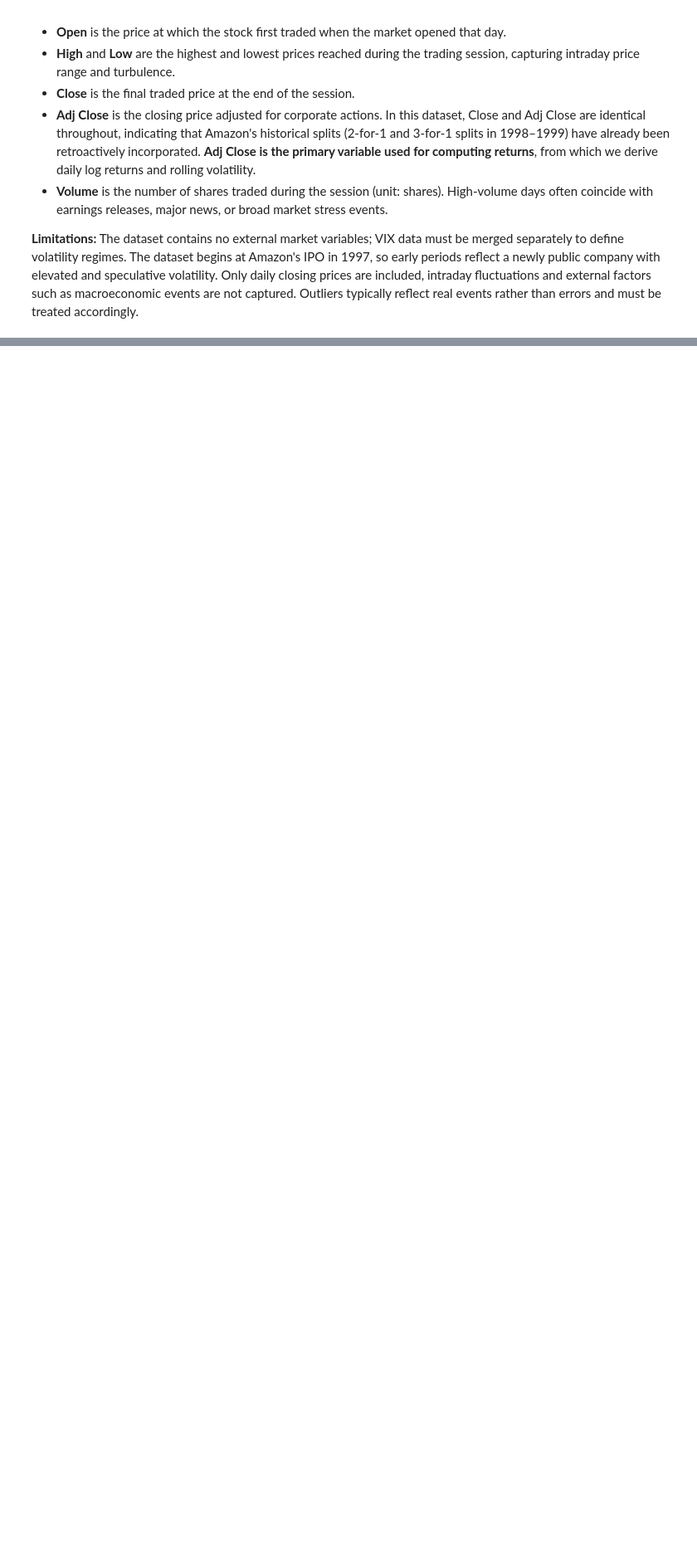
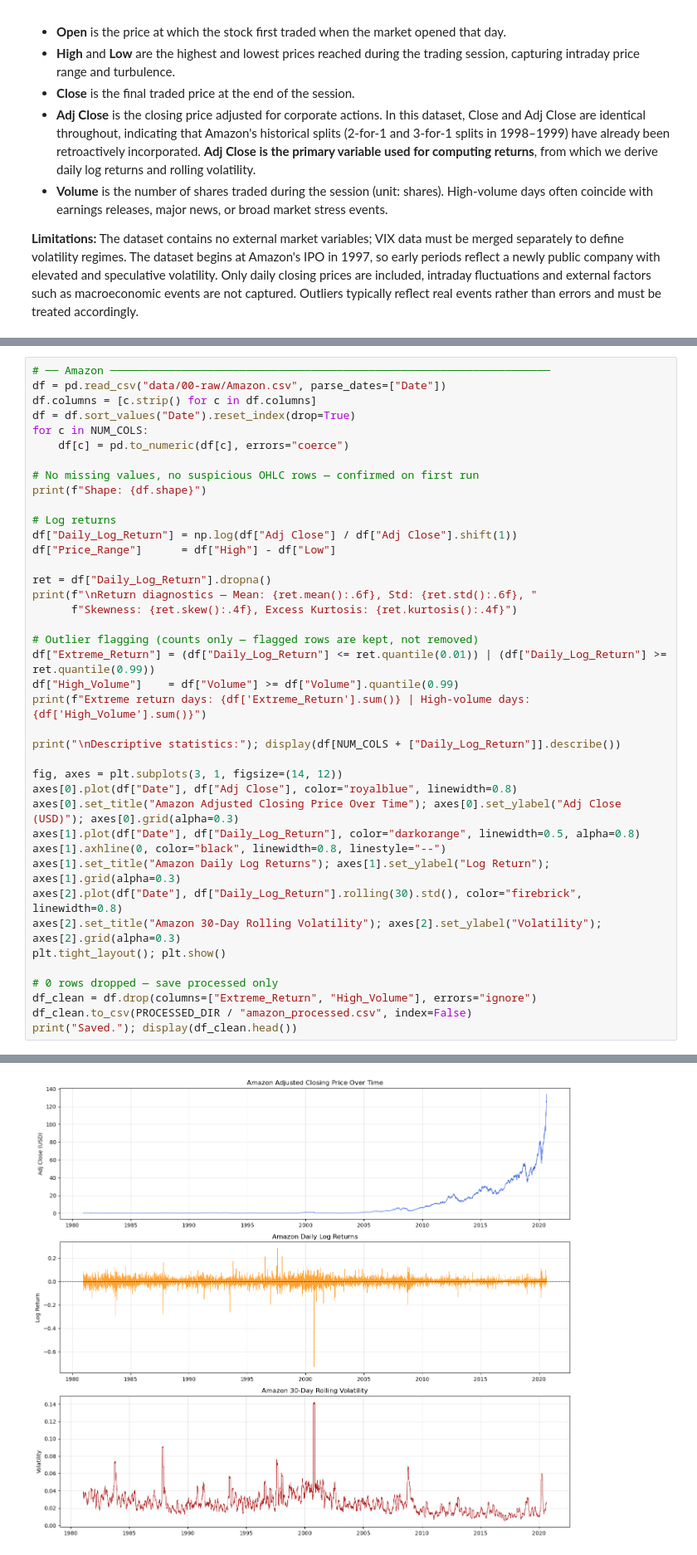
Before and after one commit to COGS108/Group086_WI26, a Jupyter notebook: 03-FinalProject.ipynb, the cells around one changed output, grey strips where cells are left out. Shown at 83% size. Saved outputs shown, nothing was run; the diff lists cells and outputs as text; blank space fills up the shorter version.

```diff
--- a/03-FinalProject.ipynb
+++ b/03-FinalProject.ipynb
@@ -211,0 +346,41 @@ This dataset contains daily historical stock market data for Amazon (AMZN), span
+# %%
+# ── Amazon ────────────────────────────────────────────────────────────────────
+df = pd.read_csv("data/00-raw/Amazon.csv", parse_dates=["Date"])
+df.columns = [c.strip() for c in df.columns]
+df = df.sort_values("Date").reset_index(drop=True)
+for c in NUM_COLS:
+    df[c] = pd.to_numeric(df[c], errors="coerce")
+
+# No missing values, no suspicious OHLC rows — confirmed on first run
+print(f"Shape: {df.shape}")
+
+# Log returns
+df["Daily_Log_Return"] = np.log(df["Adj Close"] / df["Adj Close"].shift(1))
+df["Price_Range"]      = df["High"] - df["Low"]
+
+ret = df["Daily_Log_Return"].dropna()
+print(f"\nReturn diagnostics — Mean: {ret.mean():.6f}, Std: {ret.std():.6f}, "
+      f"Skewness: {ret.skew():.4f}, Excess Kurtosis: {ret.kurtosis():.4f}")
+
+# Outlier flagging (counts only — flagged rows are kept, not removed)
+df["Extreme_Return"] = (df["Daily_Log_Return"] <= ret.quantile(0.01)) | (df["Daily_Log_Return"] >= ret.quantile(0.99))
+df["High_Volume"]    = df["Volume"] >= df["Volume"].quantile(0.99)
+print(f"Extreme return days: {df['Extreme_Return'].sum()} | High-volume days: {df['High_Volume'].sum()}")
+
+print("\nDescriptive statistics:"); display(df[NUM_COLS + ["Daily_Log_Return"]].describe())
+
+fig, axes = plt.subplots(3, 1, figsize=(14, 12))
+axes[0].plot(df["Date"], df["Adj Close"], color="royalblue", linewidth=0.8)
+axes[0].set_title("Amazon Adjusted Closing Price Over Time"); axes[0].set_ylabel("Adj Close (USD)"); axes[0].grid(alpha=0.3)
+axes[1].plot(df["Date"], df["Daily_Log_Return"], color="darkorange", linewidth=0.5, alpha=0.8)
+axes[1].axhline(0, color="black", linewidth=0.8, linestyle="--")
+axes[1].set_title("Amazon Daily Log Returns"); axes[1].set_ylabel("Log Return"); axes[1].grid(alpha=0.3)
+axes[2].plot(df["Date"], df["Daily_Log_Return"].rolling(30).std(), color="firebrick", linewidth=0.8)
+axes[2].set_title("Amazon 30-Day Rolling Volatility"); axes[2].set_ylabel("Volatility"); axes[2].grid(alpha=0.3)
+plt.tight_layout(); plt.show()
+
+# 0 rows dropped — save processed only
+df_clean = df.drop(columns=["Extreme_Return", "High_Volume"], errors="ignore")
+df_clean.to_csv(PROCESSED_DIR / "amazon_processed.csv", index=False)
+print("Saved."); display(df_clean.head())
+# %% [output]
@@ -211,0 +402 @@ This dataset contains daily historical stock market data for Amazon (AMZN), span
+[figure, added]
```
Also changed, not shown: parts of 47 cells of this notebook.
